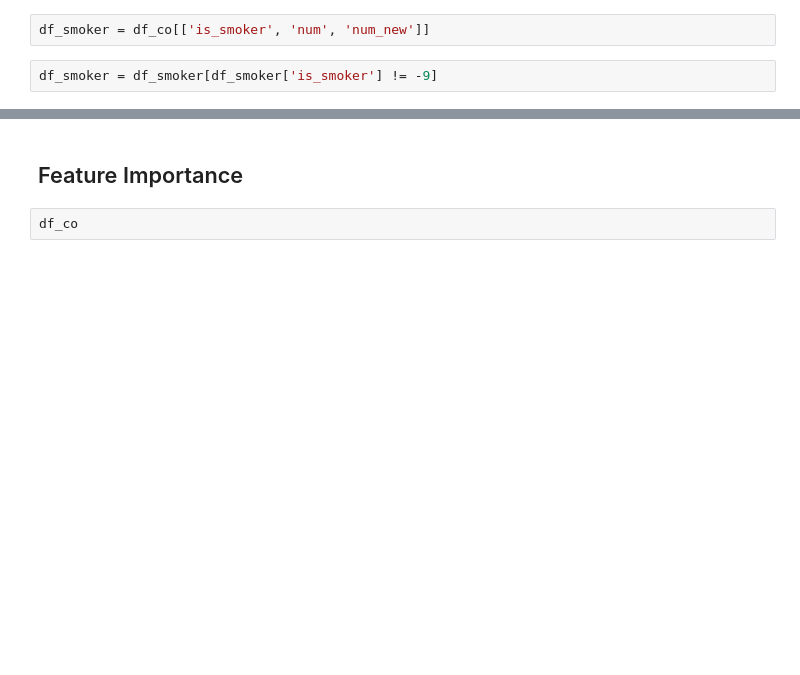
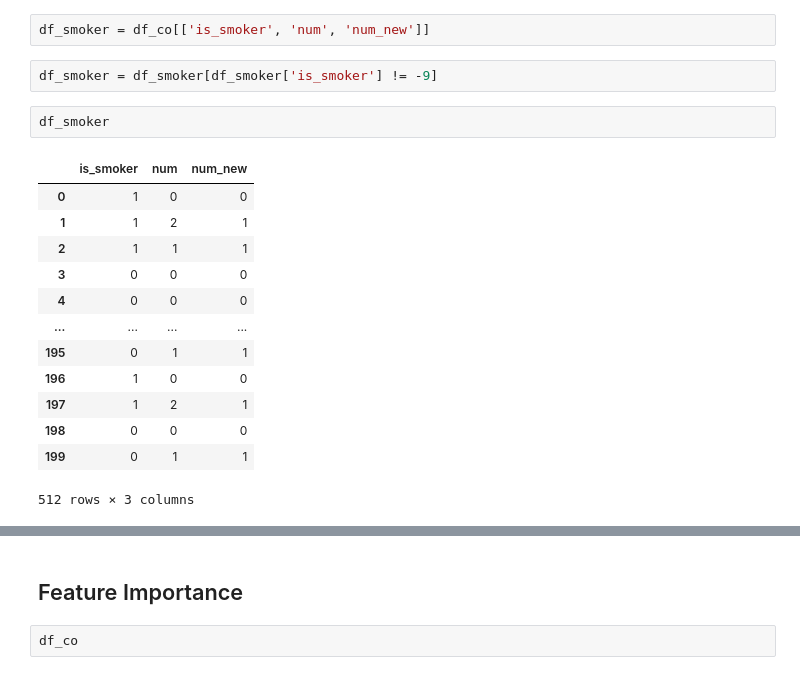
Before and after one commit to basharE/CVDs_Predictors, a Jupyter notebook: CVDs_Predictors.ipynb, the cells around one changed output, grey strips where cells are left out. Saved outputs shown, nothing was run; the diff lists cells and outputs as text; blank space fills up the shorter version.

```diff
--- a/CVDs_Predictors.ipynb
+++ b/CVDs_Predictors.ipynb
@@ -112,3 +153,19 @@ df_co['num_new'] = np.select(conditions, values)
 df_smoker = df_co[['is_smoker', 'num', 'num_new']]
 # %%
 df_smoker = df_smoker[df_smoker['is_smoker'] != -9]
+# %%
+df_smoker
+# %% [output]
+|  | is_smoker | num | num_new |
+| 0 | 1 | 0 | 0 |
+| 1 | 1 | 2 | 1 |
+| 2 | 1 | 1 | 1 |
+| 3 | 0 | 0 | 0 |
+| 4 | 0 | 0 | 0 |
+| ... | ... | ... | ... |
+| 195 | 0 | 1 | 1 |
+| 196 | 1 | 0 | 0 |
+| 197 | 1 | 2 | 1 |
+| 198 | 0 | 0 | 0 |
+| 199 | 0 | 1 | 1 |
+512 rows × 3 columns
```
Also changed, not shown: parts of 19 cells of this notebook.
